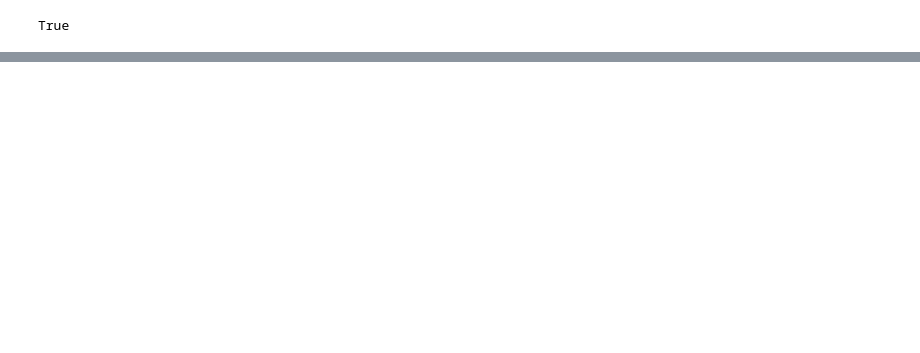
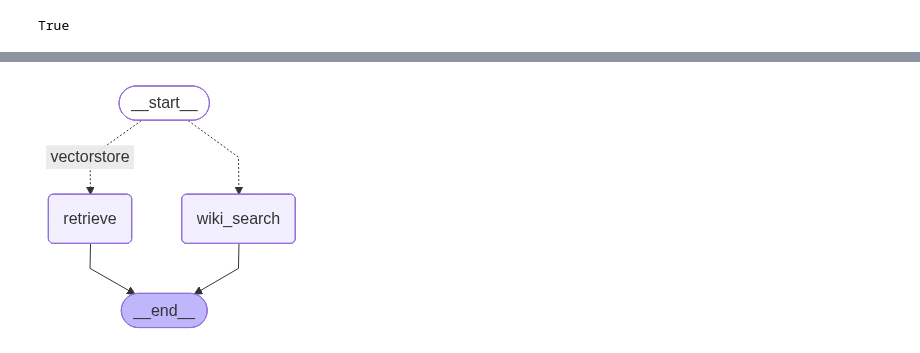
Before and after one commit to Arannamoy-Mondal/NLP-MLOPS, a Jupyter notebook: End To End ML Project/Projects/15 Multi AI RAG Chatbots Using Langgraph And AstraDB/1 experiment.ipynb, the cells around one changed output, grey strips where cells are left out. Cells and saved outputs as stored; diff of their text form; code cells hidden in the pictures; blank space fills up the shorter version.

```diff
--- a/End To End ML Project/Projects/15 Multi AI RAG Chatbots Using Langgraph And AstraDB/1 experiment.ipynb
+++ b/End To End ML Project/Projects/15 Multi AI RAG Chatbots Using Langgraph And AstraDB/1 experiment.ipynb
@@ -15,0 +103,18 @@ cassio.init(token=os.environ['ASTRA_DB_APPLICATION_TOKEN'],database_id=os.enviro
+# %%
+from langchain_classic.schema import document
+
+def retrieve(state):
+    """
+    Retrieve documents
+    Args:
+        state (dict): the current graph state
+    Returns:
+        state (dict): New key added to state, documents, that contains retrieved documents
+    """
+    print("---Retrieve---")
+    questions=state["question"]
+
+
+    ## Retrieval
+    documents=retriever.invoke(questions)
+    return {"documents":documents,"questions":questions}
@@ -15,0 +195,29 @@ cassio.init(token=os.environ['ASTRA_DB_APPLICATION_TOKEN'],database_id=os.enviro
+# %%
+workflow = StateGraph(GraphState)
+# Define the nodes
+workflow.add_node("wiki_search", wiki_search)  # web search
+workflow.add_node("retrieve", retrieve)  # retrieve
+
+# Build graph
+workflow.add_conditional_edges(
+    START,
+    route_question,
+    {
+        "wiki_search": "wiki_search",
+        "vectorstore": "retrieve",
+    },
+)
+workflow.add_edge( "retrieve", END)
+workflow.add_edge( "wiki_search", END)
+# Compile
+app = workflow.compile()
+# %%
+from IPython.display import Image, display
+
+try:
+    display(Image(app.get_graph().draw_mermaid_png()))
+except Exception:
+    # This requires some extra dependencies and is optional
+    pass
+# %% [output]
+[figure, added]
```
Also changed, not shown: parts of 24 cells of this notebook.
